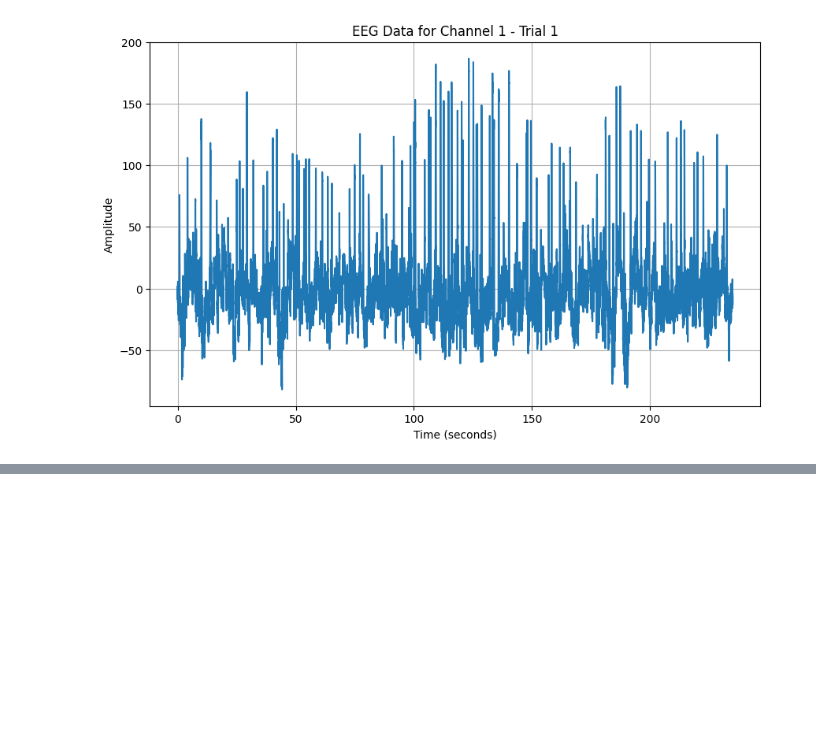
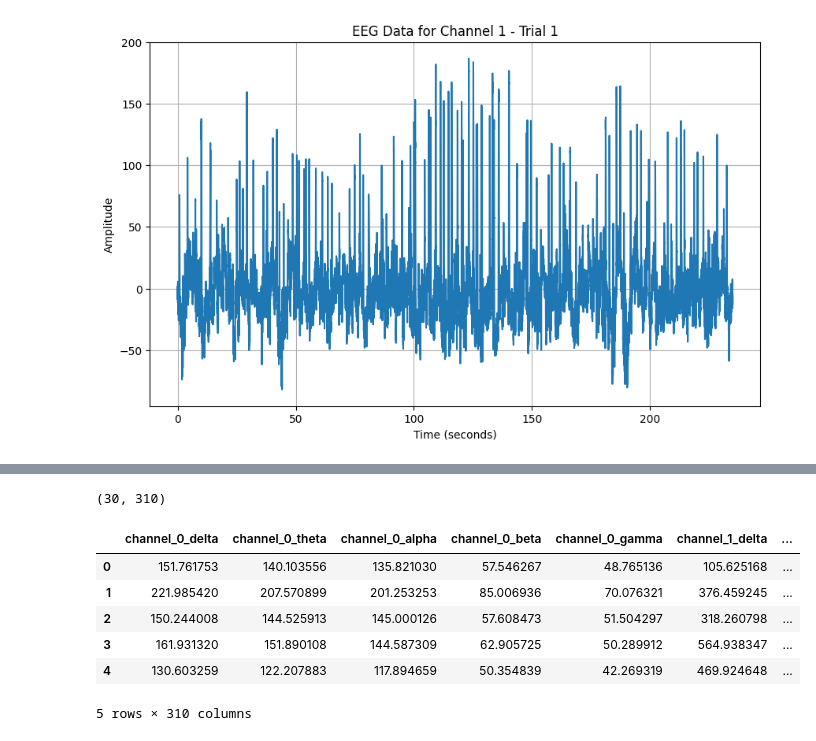
Before and after one commit to tushar9085/Thesis_Code_practice_Brain_Emotion, a Jupyter notebook: SEED/Practice_with_SEED.ipynb, the cells around one changed output, grey strips where cells are left out. Cells and saved outputs as stored; diff of their text form; code cells hidden in the pictures; blank space fills up the shorter version.

Commit message:
PSD Extraction from SEED Dataset, Ref paper 9

```diff
--- a/SEED/Practice_with_SEED.ipynb
+++ b/SEED/Practice_with_SEED.ipynb
@@ -275,0 +150,30 @@ With ExtractedFeature
+# %%
+def process_subject_mat_files(mat_folder):
+    freq_bands = {'delta': (1, 4), 'theta': (4, 8), 'alpha': (8, 14), 'beta': (14, 30), 'gamma': (30, 50)}
+    subject_psd_data = []
+
+    # Iterate through mat files in the folder
+    for filename in os.listdir(mat_folder):
+        if filename.endswith(".mat"):
+            mat_file = os.path.join(mat_folder, filename)
+
+            # Load the mat file
+            mat_content = scipy.io.loadmat(mat_file)
+
+            # Identify trials in the mat file
+            trial_names = [key for key in mat_content.keys() if 'eeg' in key.lower()]
+            trial_names.sort()
+            # Iterate through trials
+            for trial_name in trial_names:
+                eeg_trial_data = mat_content[trial_name]
+                psd_features = calculate_psd_features(eeg_trial_data)
+                subject_psd_data.append(psd_features)
+
+    column_names = [f'channel_{i}_{band}' for i in range(62) for band in freq_bands.keys()]
+    df = pd.DataFrame(data=np.array(subject_psd_data), columns=column_names)
+
+
+    return df
+# %%
+mat_folder = "E:/STUDY/Publications/Thesis/Brain Emotion Detection/Dataset/Practice with datasets/Seed/Preprocessed_EEG"
+subject_psd_data = process_subject_mat_files(mat_folder)
@@ -275,0 +198,14 @@ With ExtractedFeature
+# %%
+subject_psd_data.shape
+# %% [output]
+(30, 310)
+# %%
+subject_psd_data.head()
+# %% [output]
+|  | channel_0_delta | channel_0_theta | channel_0_alpha | channel_0_beta | channel_0_gamma | channel_1_delta | ... |
+| 0 | 151.761753 | 140.103556 | 135.821030 | 57.546267 | 48.765136 | 105.625168 | ... |
+| 1 | 221.985420 | 207.570899 | 201.253253 | 85.006936 | 70.076321 | 376.459245 | ... |
+| 2 | 150.244008 | 144.525913 | 145.000126 | 57.608473 | 51.504297 | 318.260798 | ... |
+| 3 | 161.931320 | 151.890108 | 144.587309 | 62.905725 | 50.289912 | 564.938347 | ... |
+| 4 | 130.603259 | 122.207883 | 117.894659 | 50.354839 | 42.269319 | 469.924648 | ... |
+5 rows × 310 columns
```
Also changed, not shown: parts of 13 cells of this notebook, 2 other files.
